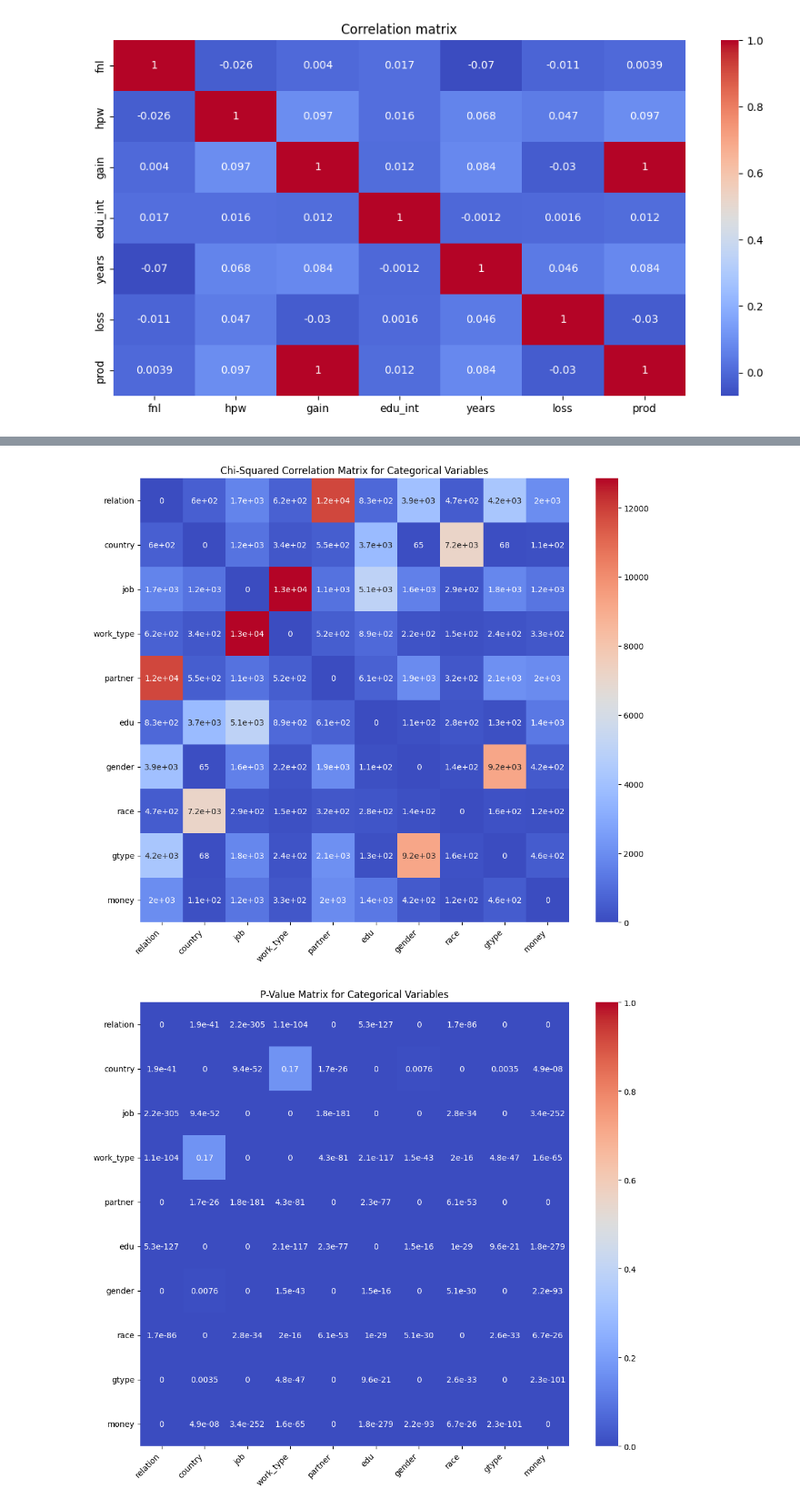
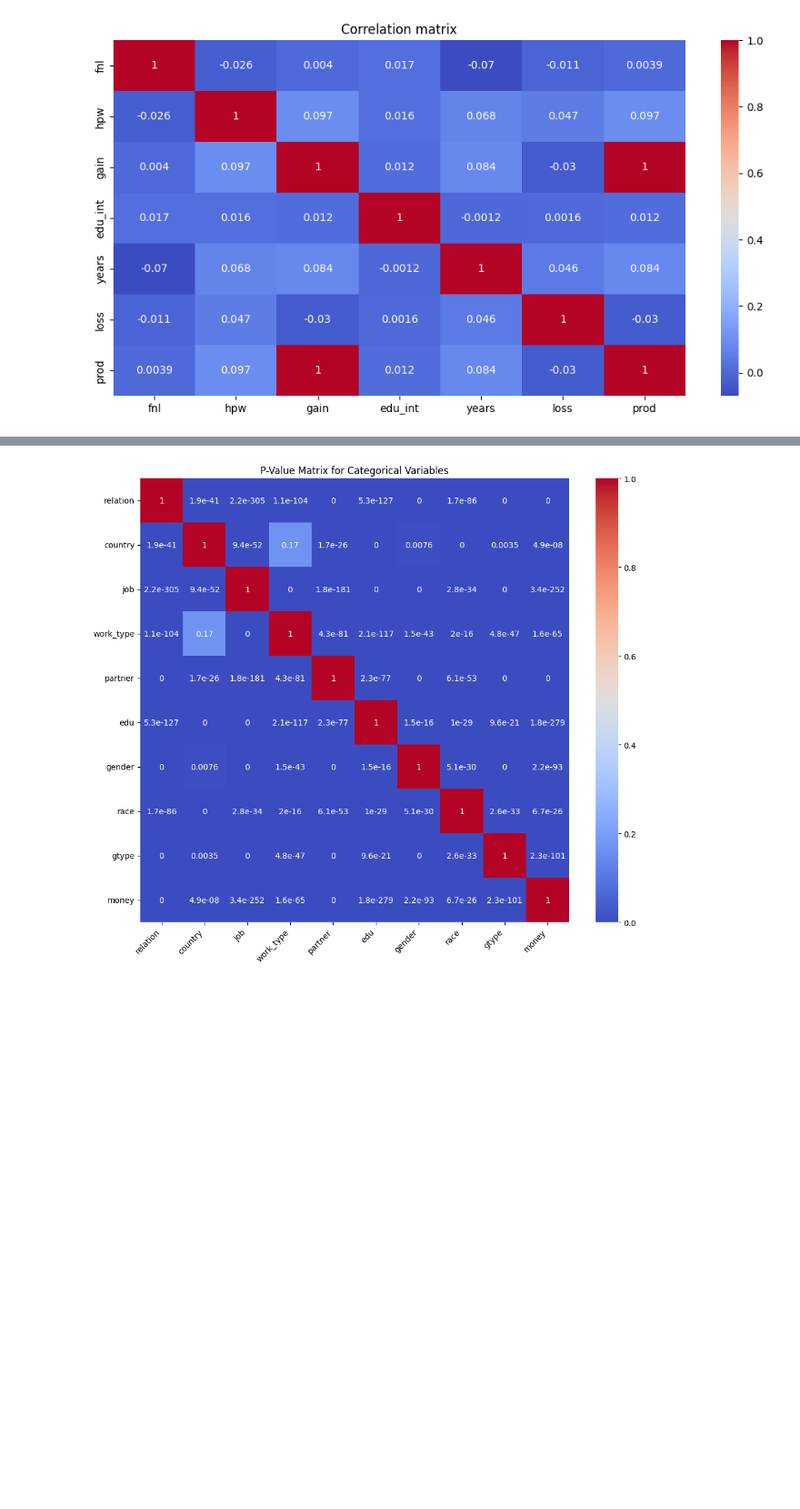
Before and after one commit to mateidumitrescu/tema2_IA, a Jupyter notebook: salary.ipynb, the cells around one changed output, grey strips where cells are left out. Shown at 91% size. Saved outputs shown, nothing was run; the diff lists cells and outputs as text; code cells hidden in the pictures; blank space fills up the shorter version.

```diff
--- a/salary.ipynb
+++ b/salary.ipynb
@@ -371,39 +361,32 @@ We analyzed the correlations between the categorical variables in the dataset us
 # %%
 def chi2_correlation_matrix(data, columns):
     chi2_matrix = pd.DataFrame(index=columns, columns=columns)
     p_value_matrix = pd.DataFrame(index=columns, columns=columns)
 
     for col1 in columns:
         for col2 in columns:
             if col1 == col2:
-                chi2_matrix.loc[col1, col2] = 0.0
-                p_value_matrix.loc[col1, col2] = 0.0
+                chi2_matrix.loc[col1, col2] = 1
+                p_value_matrix.loc[col1, col2] = 1
                 continue
 
             contingency_table = pd.crosstab(data[col1], data[col2])
             chi2, p, _, _ = chi2_contingency(contingency_table)
             chi2_matrix.loc[col1, col2] = chi2
             p_value_matrix.loc[col1, col2] = p
 
     chi2_matrix = chi2_matrix.astype(float)
     p_value_matrix = p_value_matrix.astype(float)
     return chi2_matrix, p_value_matrix
 
 chi2_matrix, p_value_matrix = chi2_correlation_matrix(full_dataset, categorical_columns)
 
-plt.figure(figsize=(12, 10))
-sns.heatmap(chi2_matrix, annot=True, cmap='coolwarm', vmin=0, xticklabels=chi2_matrix.columns, yticklabels=chi2_matrix.index)
-plt.title("Chi-Squared Correlation Matrix for Categorical Variables")
-plt.xticks(rotation=45, ha='right')
-plt.yticks(rotation=0)
-plt.show()
 
 plt.figure(figsize=(12, 10))
 sns.heatmap(p_value_matrix, annot=True, cmap='coolwarm', vmin=0, vmax=1, xticklabels=p_value_matrix.columns, yticklabels=p_value_matrix.index)
 plt.title("P-Value Matrix for Categorical Variables")
 plt.xticks(rotation=45, ha='right')
 plt.yticks(rotation=0)
 plt.show()
 # %% [output]
-[figure, old version]
+[figure, new version]
-[figure, removed]
```
Also changed, not shown: parts of 13 cells of this notebook.
